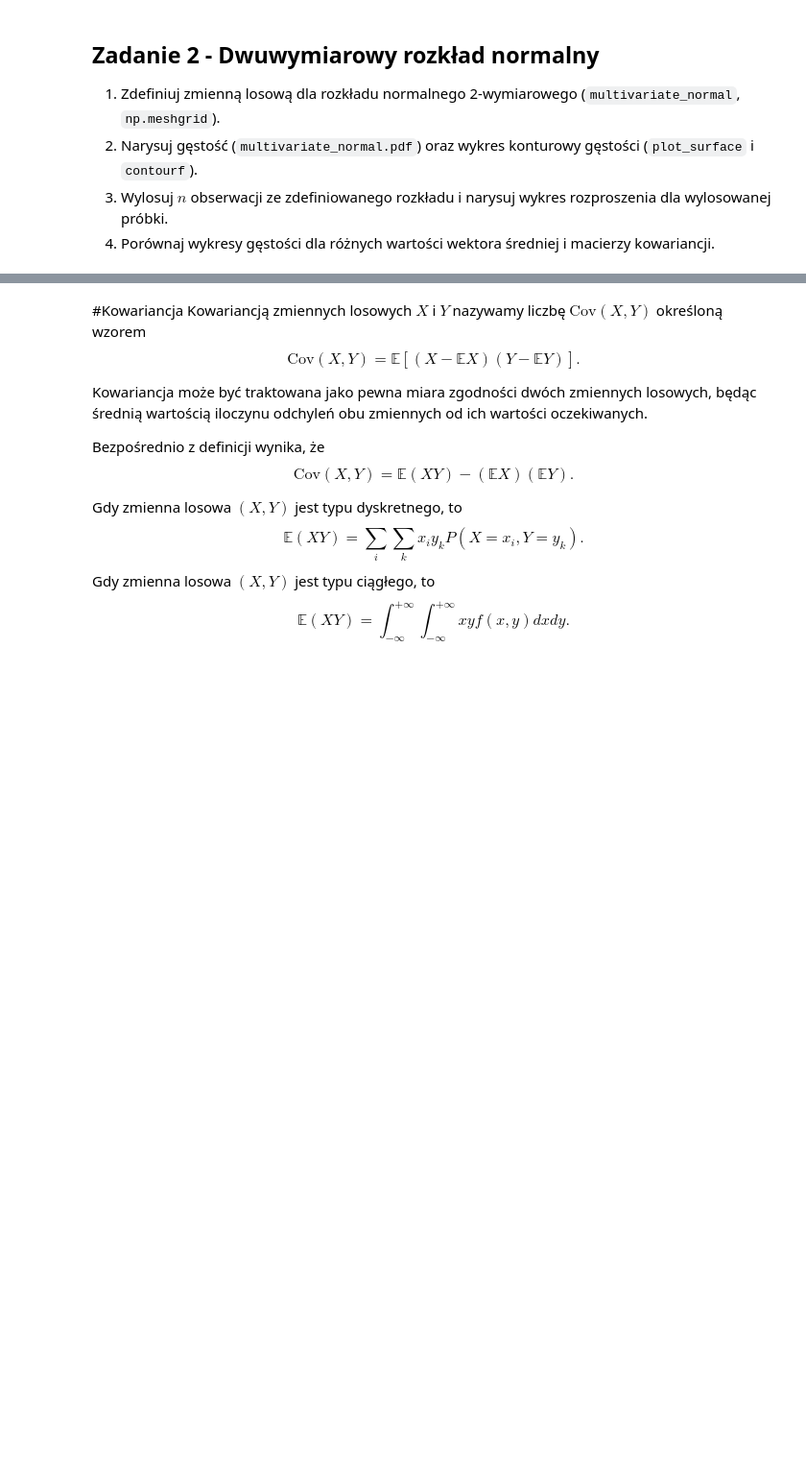
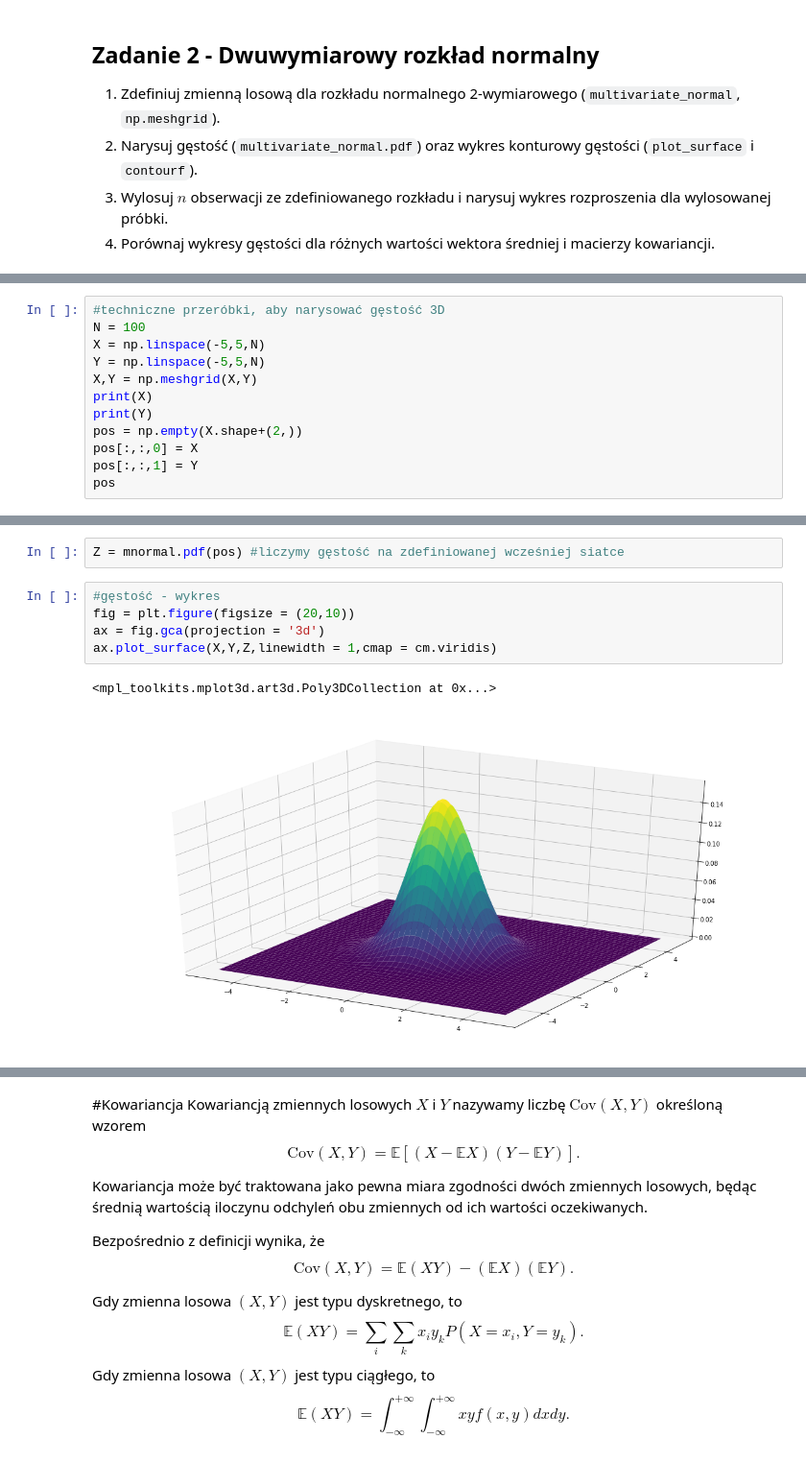
Before and after one commit to mdabrowski-phd/ds250223_regression, a Jupyter notebook: workshops/02_analiza_danych_wielowymiarowych/04_analiza_danych_wielowymiarowych.ipynb, the cells around one changed output, grey strips where cells are left out. Shown at 96% size. Drawn from its saved outputs; the diff is of its cells as text; blank space fills up the shorter version.

```diff
--- a/workshops/02_analiza_danych_wielowymiarowych/04_analiza_danych_wielowymiarowych.ipynb
+++ b/workshops/02_analiza_danych_wielowymiarowych/04_analiza_danych_wielowymiarowych.ipynb
@@ -64,0 +88,12 @@ Zmienna losowa $(X, Y)$ ma rozkład dwuwymiarowy normalny z parametrami $\mu_X$,
+# %%
+#techniczne przeróbki, aby narysować gęstość 3D
+N = 100
+X = np.linspace(-5,5,N)
+Y = np.linspace(-5,5,N)
+X,Y = np.meshgrid(X,Y)
+print(X)
+print(Y)
+pos = np.empty(X.shape+(2,))
+pos[:,:,0] = X
+pos[:,:,1] = Y
+pos
@@ -64,0 +132,10 @@ Zmienna losowa $(X, Y)$ ma rozkład dwuwymiarowy normalny z parametrami $\mu_X$,
+# %%
+Z = mnormal.pdf(pos) #liczymy gęstość na zdefiniowanej wcześniej siatce
+# %%
+#gęstość - wykres
+fig = plt.figure(figsize = (20,10))
+ax = fig.gca(projection = '3d')
+ax.plot_surface(X,Y,Z,linewidth = 1,cmap = cm.viridis)
+# %% [output]
+<mpl_toolkits.mplot3d.art3d.Poly3DCollection at 0x...>
+[figure, added]
```
Also changed, not shown: parts of 28 cells of this notebook.
